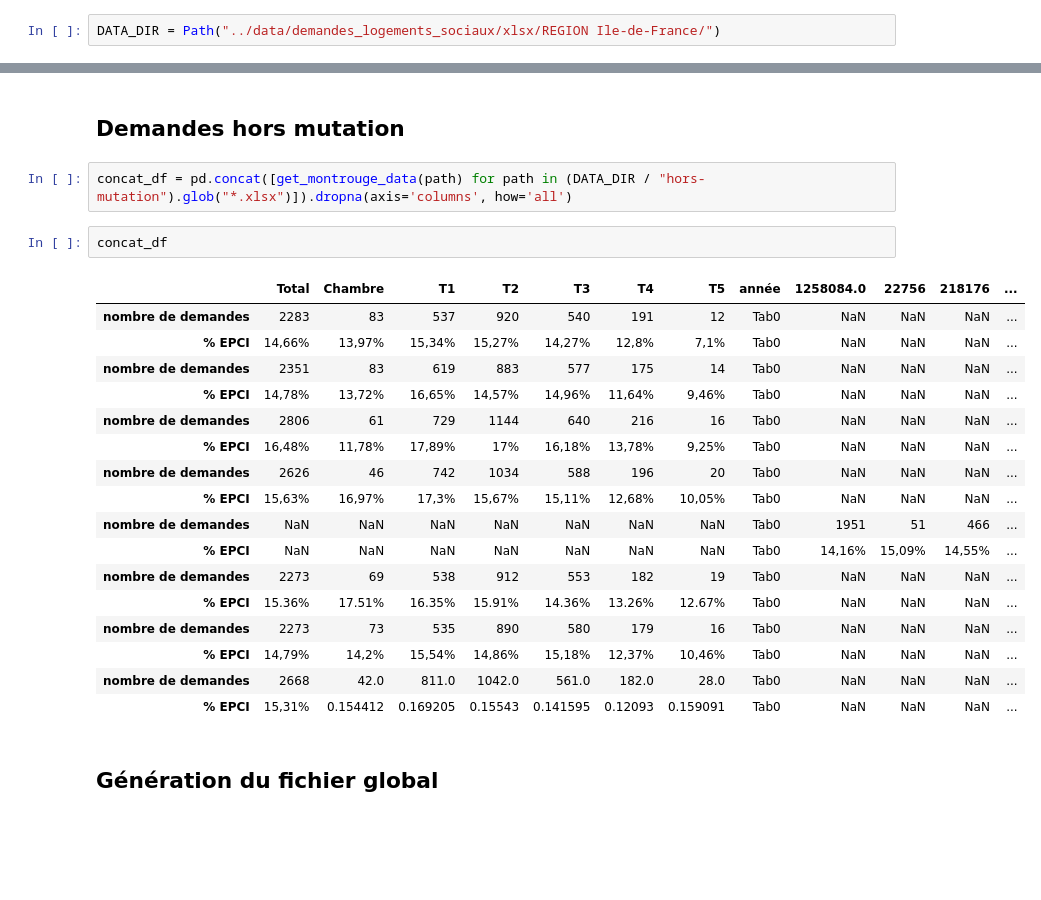
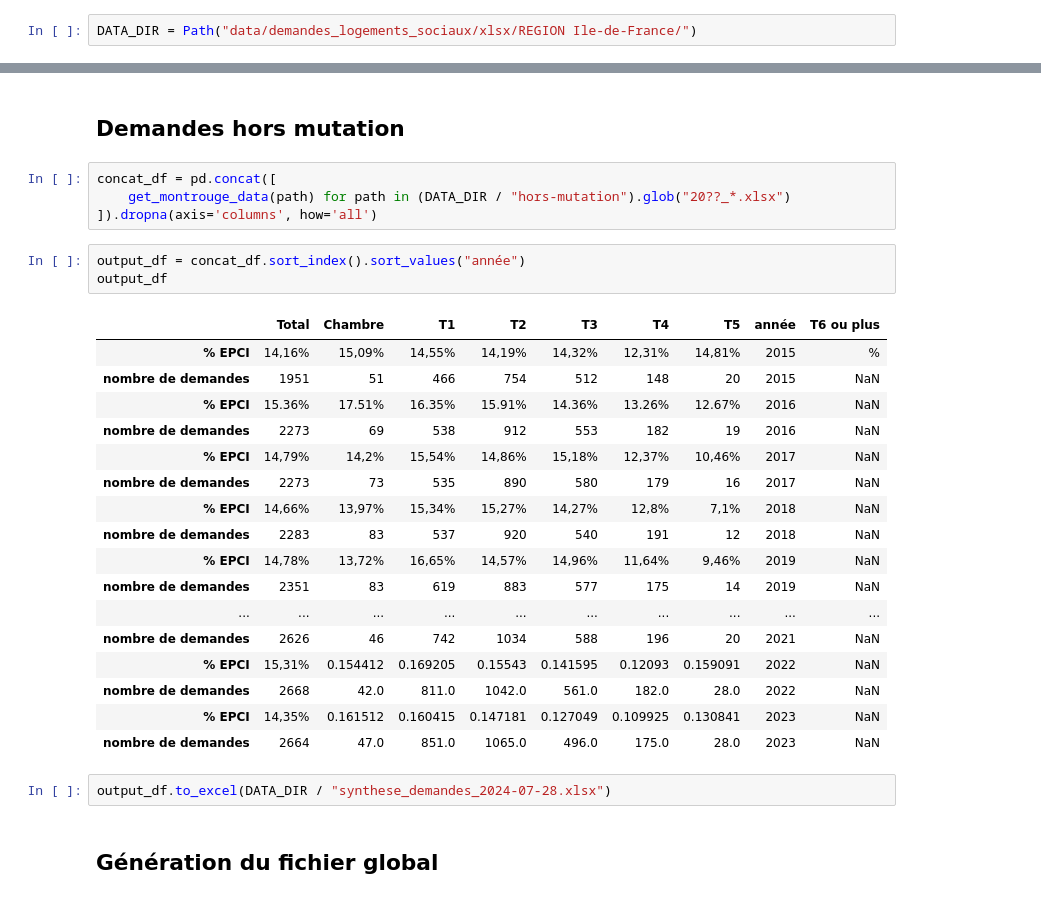
Before and after one commit to SoGar-code/suivi_immo, a Jupyter notebook: stats_logement_social.ipynb, the cells around one changed output, grey strips where cells are left out. Saved outputs shown, nothing was run; the diff lists cells and outputs as text; blank space fills up the shorter version.

```diff
--- a/stats_logement_social.ipynb
+++ b/stats_logement_social.ipynb
@@ -9,7 +10,7 @@ import pandas as pd
 
 #!C:\\Users\\Personne\\anaconda3\\python.exe -m pip install openpyxl
 # %%
-DATA_DIR = Path("../data/demandes_logements_sociaux/xlsx/REGION Ile-de-France/")
+DATA_DIR = Path("data/demandes_logements_sociaux/xlsx/REGION Ile-de-France/")
 # %% [markdown]
 ## Toutes demandes comprises
 # %%
@@ -74,27 +73,32 @@ concat_df.loc["nombre de demandes"].plot.bar(x='année', y='T2').legend(loc='upp
 # %% [markdown]
 ## Demandes hors mutation
 # %%
-concat_df = pd.concat([get_montrouge_data(path) for path in (DATA_DIR / "hors-mutation").glob("*.xlsx")]).dropna(axis='columns', how='all')
+concat_df = pd.concat([
+    get_montrouge_data(path) for path in (DATA_DIR / "hors-mutation").glob("20??_*.xlsx")
+]).dropna(axis='columns', how='all')
 # %%
-concat_df
+output_df = concat_df.sort_index().sort_values("année")
+output_df
 # %% [output]
-|  | Total | Chambre | T1 | T2 | T3 | T4 | T5 | année | 1258084.0 | 22756 | 218176 | ... |
-| nombre de demandes | 2283 | 83 | 537 | 920 | 540 | 191 | 12 | Tab0 | NaN | NaN | NaN | ... |
-| % EPCI | 14,66% | 13,97% | 15,34% | 15,27% | 14,27% | 12,8% | 7,1% | Tab0 | NaN | NaN | NaN | ... |
-| nombre de demandes | 2351 | 83 | 619 | 883 | 577 | 175 | 14 | Tab0 | NaN | NaN | NaN | ... |
-| % EPCI | 14,78% | 13,72% | 16,65% | 14,57% | 14,96% | 11,64% | 9,46% | Tab0 | NaN | NaN | NaN | ... |
-| nombre de demandes | 2806 | 61 | 729 | 1144 | 640 | 216 | 16 | Tab0 | NaN | NaN | NaN | ... |
-| % EPCI | 16,48% | 11,78% | 17,89% | 17% | 16,18% | 13,78% | 9,25% | Tab0 | NaN | NaN | NaN | ... |
-| nombre de demandes | 2626 | 46 | 742 | 1034 | 588 | 196 | 20 | Tab0 | NaN | NaN | NaN | ... |
-| % EPCI | 15,63% | 16,97% | 17,3% | 15,67% | 15,11% | 12,68% | 10,05% | Tab0 | NaN | NaN | NaN | ... |
-| nombre de demandes | NaN | NaN | NaN | NaN | NaN | NaN | NaN | Tab0 | 1951 | 51 | 466 | ... |
-| % EPCI | NaN | NaN | NaN | NaN | NaN | NaN | NaN | Tab0 | 14,16% | 15,09% | 14,55% | ... |
-| nombre de demandes | 2273 | 69 | 538 | 912 | 553 | 182 | 19 | Tab0 | NaN | NaN | NaN | ... |
-| % EPCI | 15.36% | 17.51% | 16.35% | 15.91% | 14.36% | 13.26% | 12.67% | Tab0 | NaN | NaN | NaN | ... |
-| nombre de demandes | 2273 | 73 | 535 | 890 | 580 | 179 | 16 | Tab0 | NaN | NaN | NaN | ... |
-| % EPCI | 14,79% | 14,2% | 15,54% | 14,86% | 15,18% | 12,37% | 10,46% | Tab0 | NaN | NaN | NaN | ... |
-| nombre de demandes | 2668 | 42.0 | 811.0 | 1042.0 | 561.0 | 182.0 | 28.0 | Tab0 | NaN | NaN | NaN | ... |
-| % EPCI | 15,31% | 0.154412 | 0.169205 | 0.15543 | 0.141595 | 0.12093 | 0.159091 | Tab0 | NaN | NaN | NaN | ... |
+|  | Total | Chambre | T1 | T2 | T3 | T4 | T5 | année | T6 ou plus |
+| % EPCI | 14,16% | 15,09% | 14,55% | 14,19% | 14,32% | 12,31% | 14,81% | 2015 | % |
+| nombre de demandes | 1951 | 51 | 466 | 754 | 512 | 148 | 20 | 2015 | NaN |
+| % EPCI | 15.36% | 17.51% | 16.35% | 15.91% | 14.36% | 13.26% | 12.67% | 2016 | NaN |
+| nombre de demandes | 2273 | 69 | 538 | 912 | 553 | 182 | 19 | 2016 | NaN |
+| % EPCI | 14,79% | 14,2% | 15,54% | 14,86% | 15,18% | 12,37% | 10,46% | 2017 | NaN |
+| nombre de demandes | 2273 | 73 | 535 | 890 | 580 | 179 | 16 | 2017 | NaN |
+| % EPCI | 14,66% | 13,97% | 15,34% | 15,27% | 14,27% | 12,8% | 7,1% | 2018 | NaN |
+| nombre de demandes | 2283 | 83 | 537 | 920 | 540 | 191 | 12 | 2018 | NaN |
+| % EPCI | 14,78% | 13,72% | 16,65% | 14,57% | 14,96% | 11,64% | 9,46% | 2019 | NaN |
+| nombre de demandes | 2351 | 83 | 619 | 883 | 577 | 175 | 14 | 2019 | NaN |
+| ... | ... | ... | ... | ... | ... | ... | ... | ... | ... |
+| nombre de demandes | 2626 | 46 | 742 | 1034 | 588 | 196 | 20 | 2021 | NaN |
+| % EPCI | 15,31% | 0.154412 | 0.169205 | 0.15543 | 0.141595 | 0.12093 | 0.159091 | 2022 | NaN |
+| nombre de demandes | 2668 | 42.0 | 811.0 | 1042.0 | 561.0 | 182.0 | 28.0 | 2022 | NaN |
+| % EPCI | 14,35% | 0.161512 | 0.160415 | 0.147181 | 0.127049 | 0.109925 | 0.130841 | 2023 | NaN |
+| nombre de demandes | 2664 | 47.0 | 851.0 | 1065.0 | 496.0 | 175.0 | 28.0 | 2023 | NaN |
+# %%
+output_df.to_excel(DATA_DIR / "synthese_demandes_2024-07-28.xlsx")
 # %% [markdown]
 ## Génération du fichier global
 # %%
```
Also changed, not shown: parts of 29 cells of this notebook, 4 other files.
